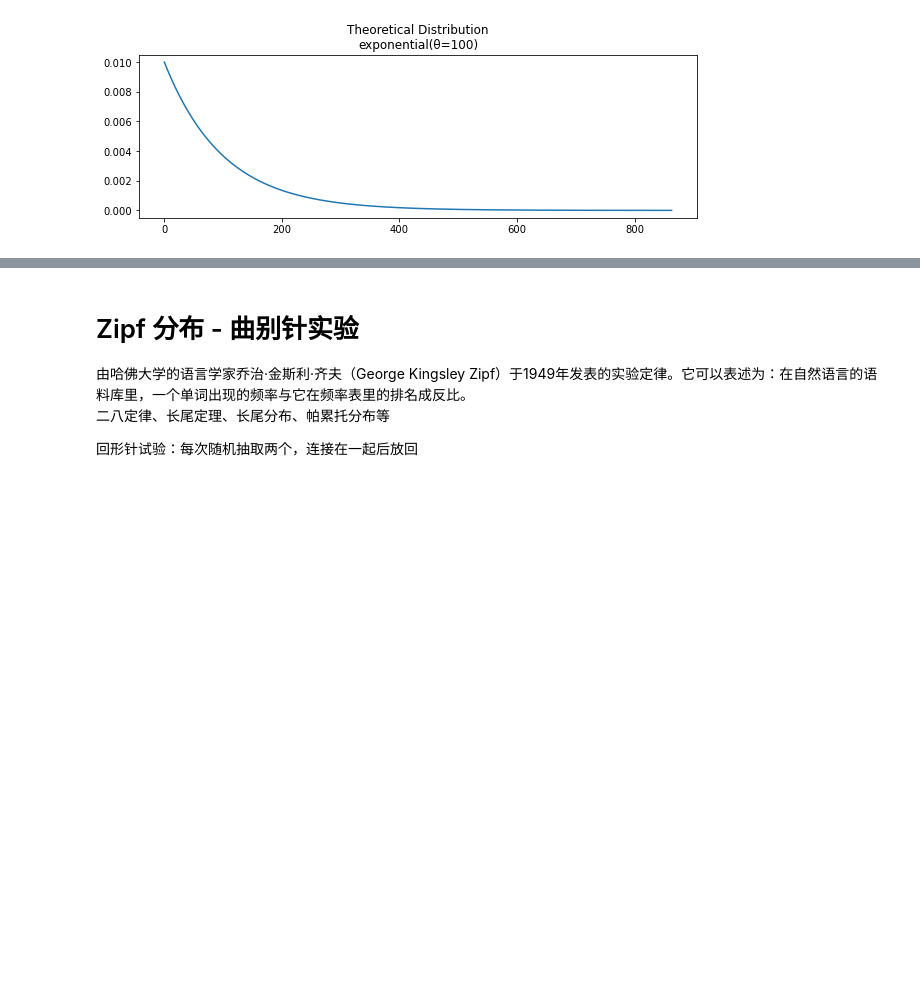
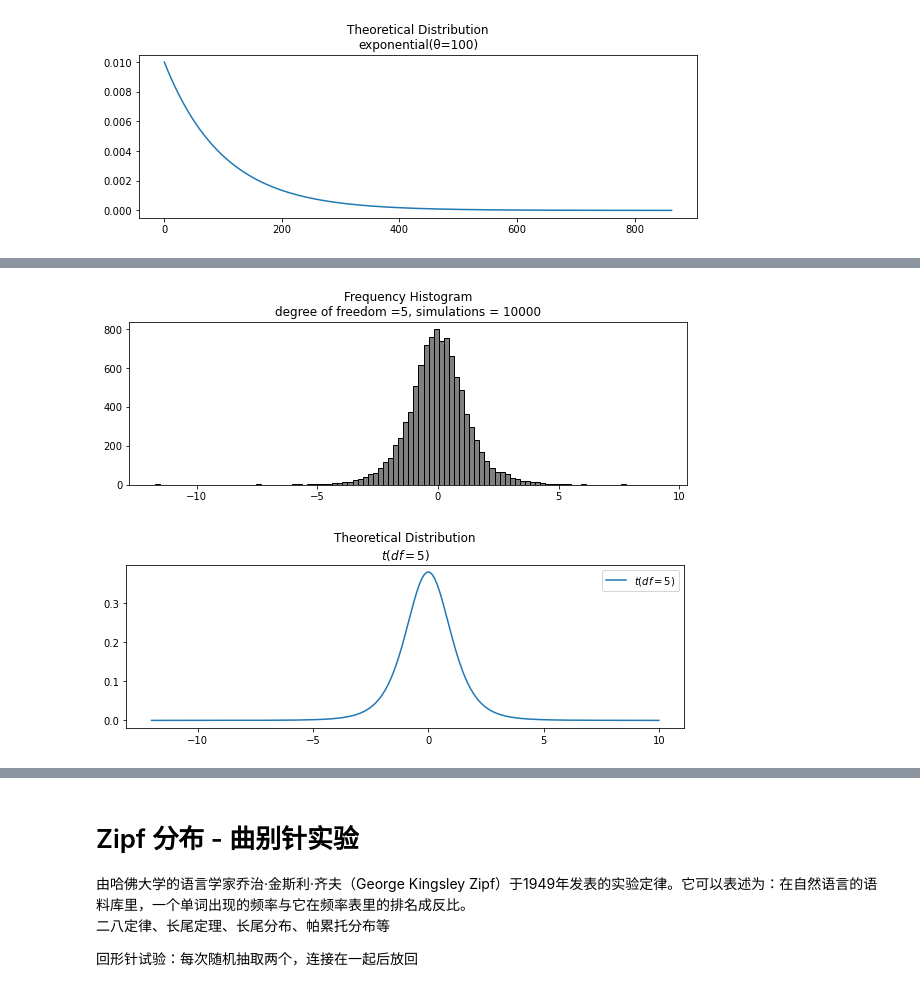
Before and after one commit to zhangys11/mc, a Jupyter notebook: demo.ipynb, the cells around one changed output, grey strips where cells are left out. Saved outputs shown, nothing was run; the diff lists cells and outputs as text; code cells hidden in the pictures; blank space fills up the shorter version.

```diff
--- a/demo.ipynb
+++ b/demo.ipynb
@@ -130,0 +165,5 @@ sudden_death(num_rounds = 1000, p = 0.01, N = 10000)
+# %%
+student()
+# %% [output]
+[figure, added]
+[figure, added]
```
Also changed, not shown: parts of 10 cells of this notebook, 1 other file.
